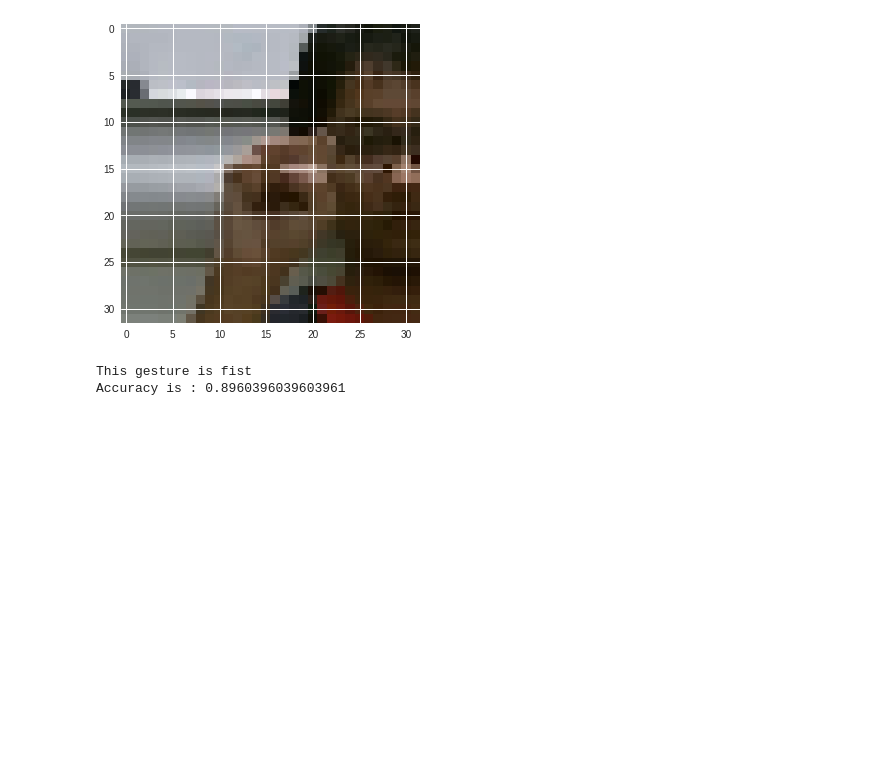
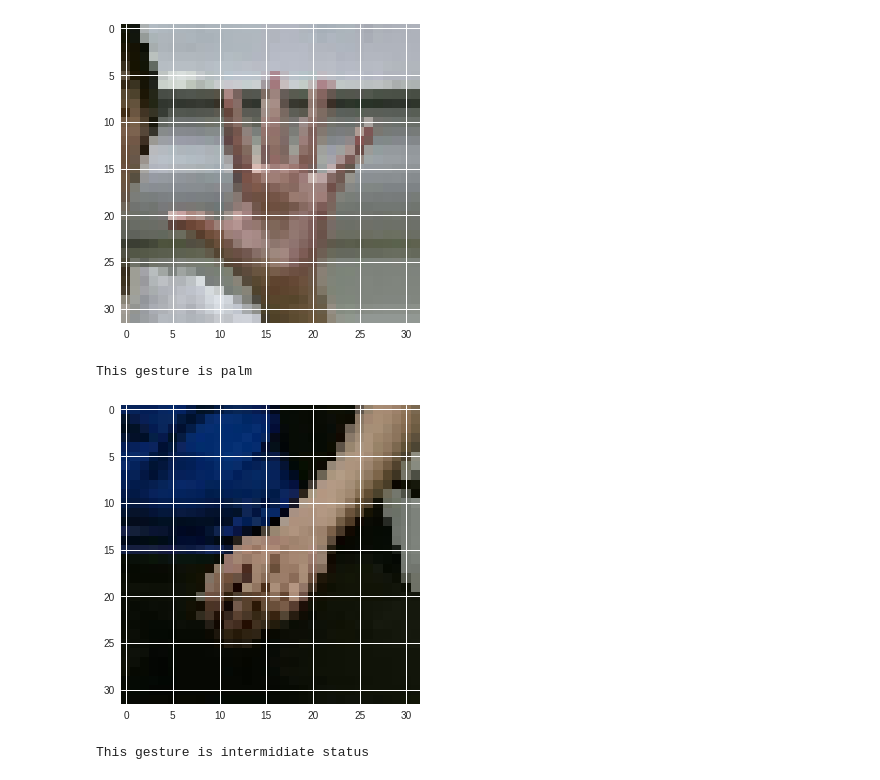
Before and after one commit to brian2213/MotionPrediction, a Jupyter notebook: Jupyter/hand gesture recognition.ipynb, the cells around one changed output. Drawn from its saved outputs; the diff is of its cells as text; code cells hidden in the pictures; blank space fills up the shorter version.

```diff
--- a/Jupyter/hand gesture recognition.ipynb
+++ b/Jupyter/hand gesture recognition.ipynb
@@ -158,12 +321,12 @@ Epoch 1000/1000
 # %%
 # Load the raw image data
-image_dir = "test-32data.save"
+# image_dir = "test-32data.save"
 
-data = pickle.load(open(image_dir, 'rb'))
-X_train, y_train, X_test, y_test = data['label'][:1000],data['gesture'][:1000],data['label'][1000:],data['gesture'][1000:]
-image= data['data'][1000:]
+# data = pickle.load(open(image_dir, 'rb'))
+# X_train, y_train, X_test, y_test = data['label'][:1000],data['gesture'][:1000],data['label'][1000:],data['gesture'][1000:]
+image= data['data']
 
-
+X_test=predictions_train
 #sample = np.array(X_train, 'float64')
 #mean_image = np.mean(sample, axis=0)
 #sample -= mean_image
@@ -174,36 +337,30 @@ image= data['data'][1000:]
 #sample -= mean_image
 #predictions_val = model.predict(sample)
 
-sample = np.array(X_test, 'float64')
-mean_image = np.mean(sample, axis=0)
-sample -= mean_image
-X_test.shape = (202,21,2,1)
-predictions_test = model.predict(X_test)
+# sample = np.array(X_test, 'float64')
+# mean_image = np.mean(sample, axis=0)
+# sample -= mean_image
+X_test.shape = (-1,21,2,1)
+predictions_test2 = model2.predict(X_test)
 # %%
-import math
-demo_index=45
-demo = X_test[demo_index]
-out = predictions_test[demo_index]
-plt.imshow(cv2.cvtColor(image[demo_index], cv2.COLOR_BGR2RGB))
-plt.show()
-if int(round(out[0])) == 1:
-  print("This gesture is palm")
-elif int(round(out[0])) == 2:
-  print("This gesture is opithenar")
-elif int(round(out[0])) == 3:
-  print("This gesture is fist")
-elif int(round(out[0])) == 4:
-  print("This gesture is fist")
-else:
-  print("This gesture is intermidiate status")
 
-acc = 0
-for i in range(202):
-  out = predictions_test[i]
-  diff = int(round(out[0])) == y_test[i][0]
-  acc += abs(diff)
-print("Accuracy is :", acc/202)
+for demo_index in range (0,2):
+  demo = X_test[demo_index]
+  out = predictions_test2[demo_index]
+  plt.imshow(cv2.cvtColor(image[demo_index], cv2.COLOR_BGR2RGB))
+  plt.show()
+  if int(round(out[0])) == 1:
+    print("This gesture is palm")
+  elif int(round(out[0])) == 2:
+    print("This gesture is opithenar")
+  elif int(round(out[0])) == 3:
+    print("This gesture is fist")
+  elif int(round(out[0])) == 4:
+    print("This gesture is fist")
+  else:
+    print("This gesture is intermidiate status")
 # %% [output]
-[figure, old version]
+[figure, new version]
-This gesture is fist
-Accuracy is : 0.8960396039603961
+This gesture is palm
+[figure, added]
+This gesture is intermidiate status
```
Also changed, not shown: parts of 6 cells of this notebook.
